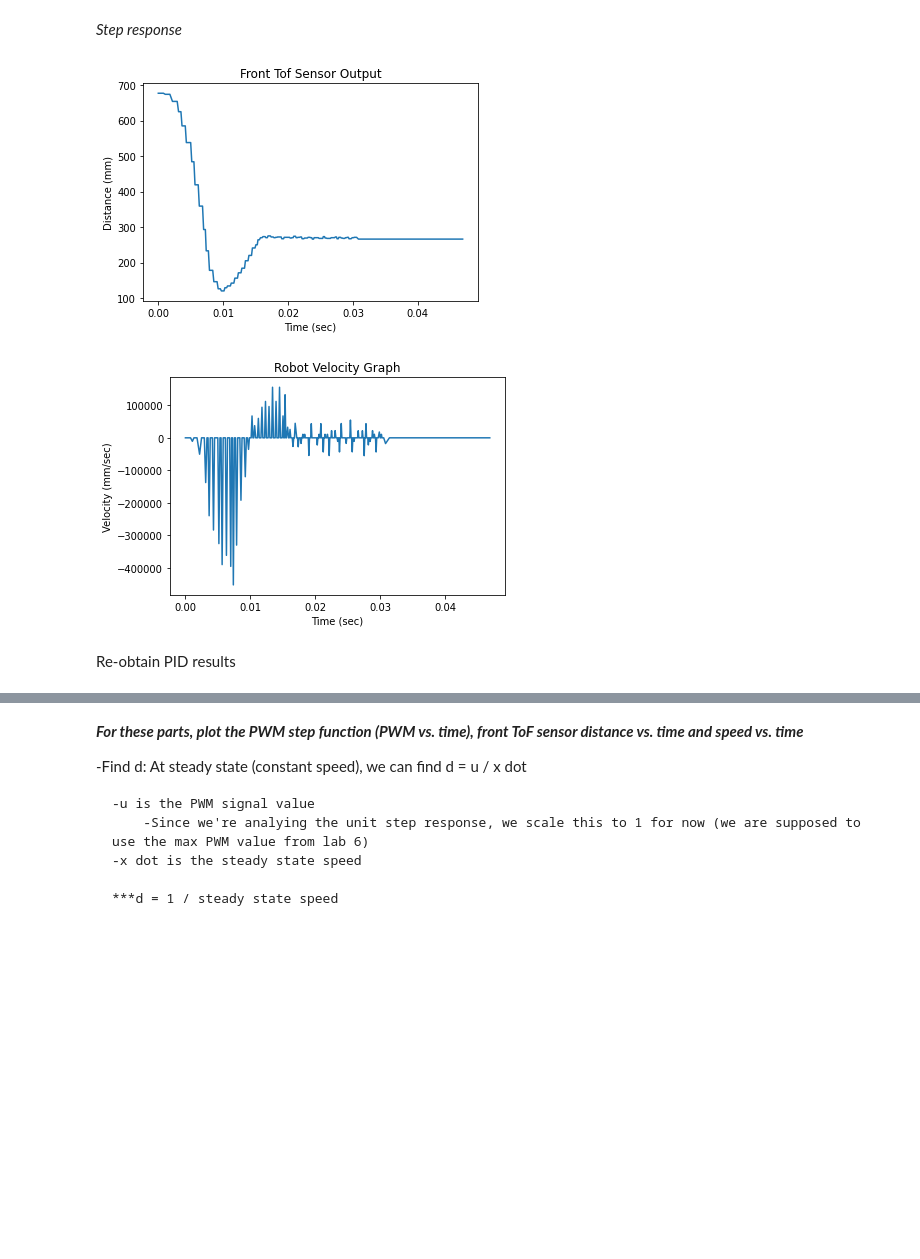
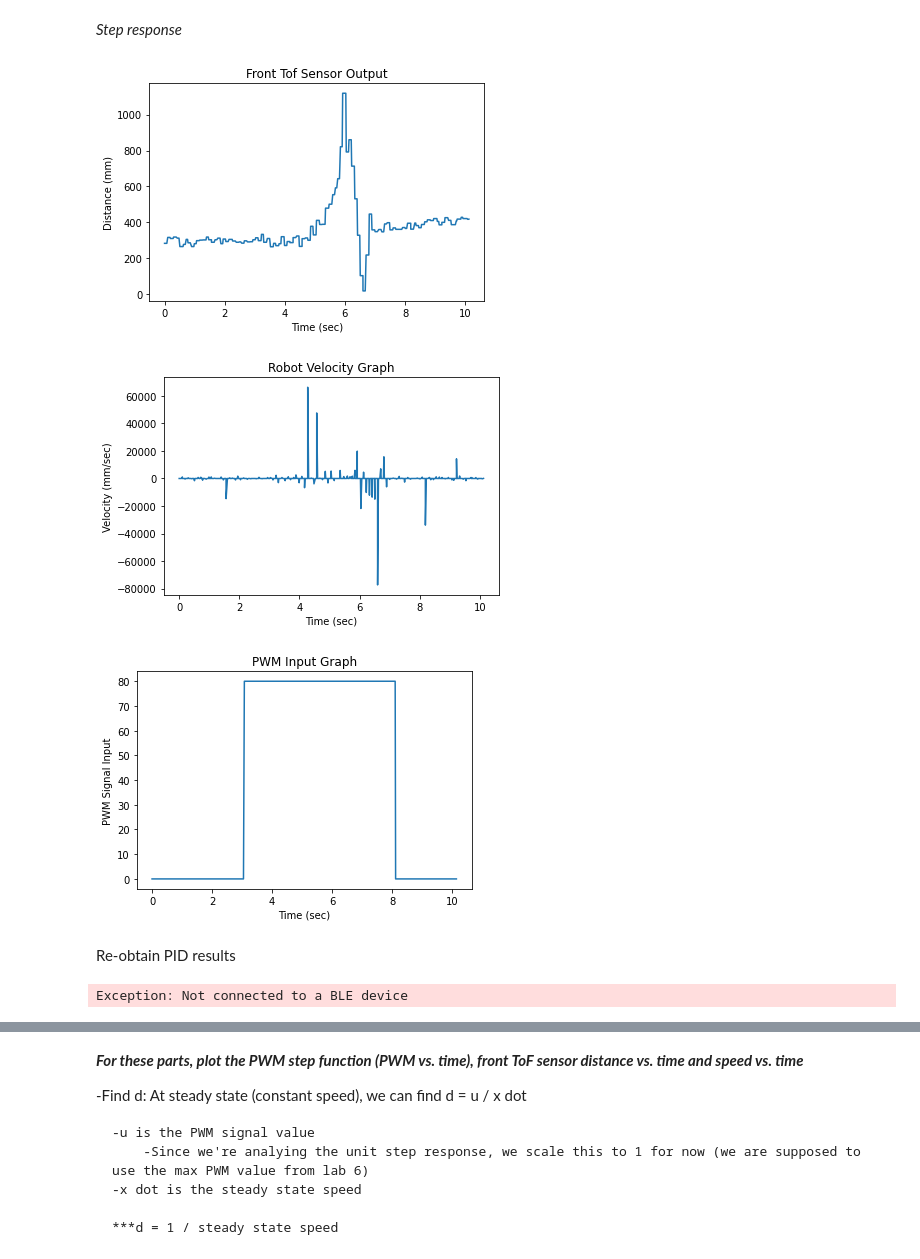
Before and after one commit to roninsharma25/Fast-Robots, a Jupyter notebook: Lab7/ble/RobotControl.ipynb, the cells around one changed output, grey strips where cells are left out. Drawn from its saved outputs; the diff is of its cells as text; code cells hidden in the pictures; blank space fills up the shorter version.

```diff
--- a/Lab7/ble/RobotControl.ipynb
+++ b/Lab7/ble/RobotControl.ipynb
@@ -42,40 +45,44 @@ await asyncio.sleep(2)
 rc.pingRobot()
 # %%
 # Get front ToF sensor output
-frontTOFData = processRunData('trial100.txt')#rc.tof2_readings
+frontTOFData = rc.tof2_readings
+startTimeTOF = frontTOFData[0][1]
 
 # Get speed data
 # format: [ [velocities], [times] ]
 speedData = distToVelocity(frontTOFData)
 
 # Get motor PWM input
-#motorData = rc.motor_readings
+motorData = rc.motor_readings
 # %%
 # Plot all three ---
 
 # Front ToF Sensor Output
 plotTOFData = dataForPlot(frontTOFData)
 
-plt.plot(plotTOFData[1], plotTOFData[0])
+plt.plot([x - startTimeTOF for x in plotTOFData[1]], plotTOFData[0])
 plt.title('Front Tof Sensor Output')
+#plt.xlim([0, 10])
 plt.xlabel('Time (sec)')
 plt.ylabel('Distance (mm)')
 plt.show()
 
 # Speed data
 plt.plot(speedData[1], speedData[0])
 plt.title('Robot Velocity Graph')
 plt.xlabel('Time (sec)')
 plt.ylabel('Velocity (mm/sec)')
 plt.show()
 
 # Motor data
 plotMotorData = dataForPlot(motorData)
-plt.plot(plotMotorData[1], plotMotorData[0])
+startTimeMotor = plotMotorData[1][0]
+plt.plot([x - startTimeMotor for x in plotMotorData[1]], plotMotorData[0])
 plt.title('PWM Input Graph')
 plt.xlabel('Time (sec)')
 plt.ylabel('PWM Signal Input')
 plt.show()
 # %% [output]
-[figure, old version]
+[figure, new version]
-[figure, old version]
+[figure, new version]
+[figure, added]
@@ -89,7 +102,7 @@ storeData(motorData, f'{trial}_motorData.txt')
 # %% [markdown]
 Re-obtain PID results
 # %%
-rc.updatePID(300, 0.35, 0.00001, 0.75)
+rc.updatePID(300, 0.10, 0.00001, .95)
 
 # Ping robot to start writing PWM values to the characteristic
 rc.pingRobot()
@@ -98,10 +111,12 @@ rc.pingRobot()
 await asyncio.sleep(1)
 
 # Apply a constant PWM signal for enough time to reach steady state (constant speed)
-rc.move_forward([75, 75], 1, 0) # starting PWM: 75, 1: forward, 1: PID (with PWM adjustment)
-await asyncio.sleep(10)
+rc.move_forward([50, 50], 1, 0) # starting PWM: 75, 1: forward, 1: PID (with PWM adjustment)
+await asyncio.sleep(6)
 rc.stop()
 await asyncio.sleep(2)
 
 # Ping robot to stop writing PWM values to the characteristic
 rc.pingRobot()
+# %% [output]
+Exception: Not connected to a BLE device
```
Also changed, not shown: parts of 6 cells of this notebook, 12 other files.
